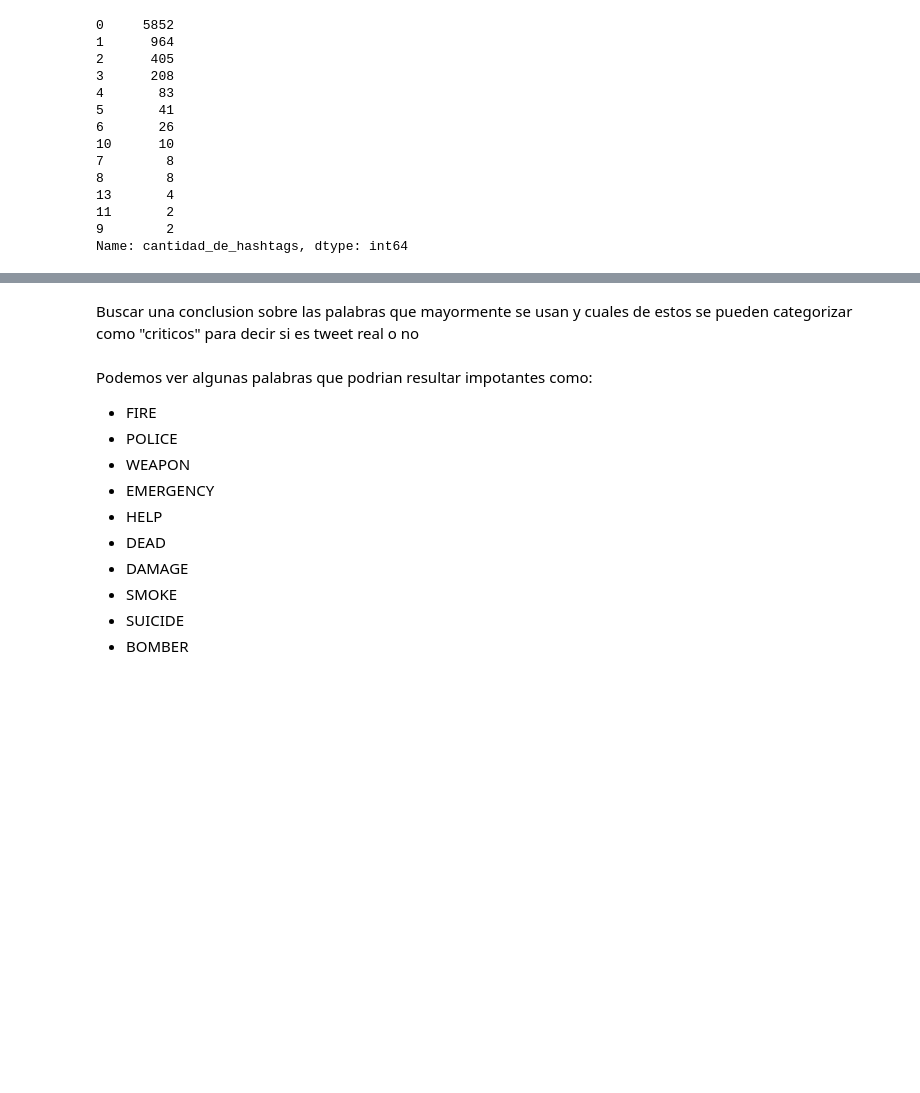
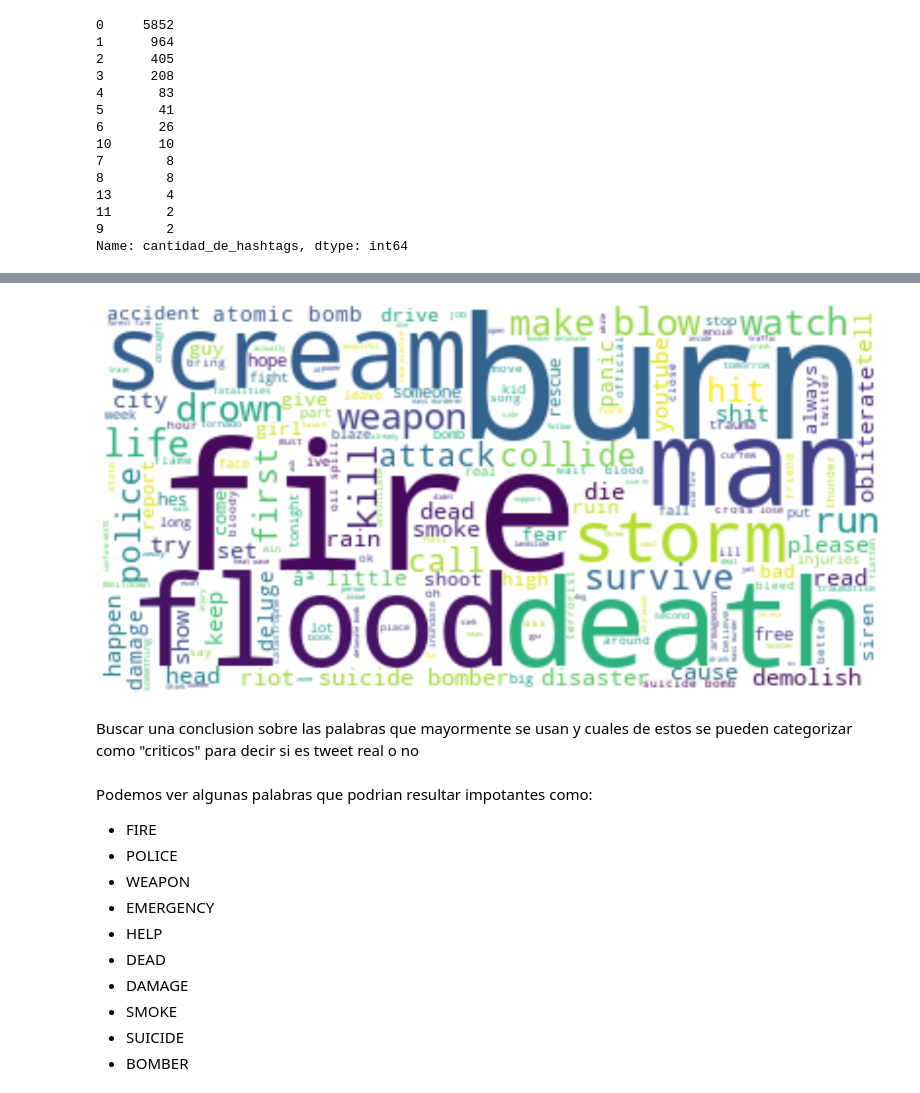
Before and after one commit to alepenaa94/TP1_Real_or_Not, a Jupyter notebook: TP1_Real_or_Not.ipynb, the cells around one changed output, grey strips where cells are left out. Saved outputs shown, nothing was run; the diff lists cells and outputs as text; code cells hidden in the pictures; blank space fills up the shorter version.

```diff
--- a/TP1_Real_or_Not.ipynb
+++ b/TP1_Real_or_Not.ipynb
@@ -648,11 +628,12 @@ df=train_df.copy()
 
 #vamos a limpiar un poco el tweet
 pattern_exclude = '(one|dont|cant|would|im|people|go|make|time|love|amp|get|house|update|talk'+\
-                  '|want|today|know|say|us|day|crush|see|back|think|look|rigth|remember'+\
-                  '|thing|let|still|lol|much|thank|take|way|youre|road|another|really'+\
-                  '|play|even|theres|everyone|feel|year|work|check|two|great|ing|like'+\
-                  '|every|build|youtuve|video|n|home|body|bag|photo|stay|game|start'+\
-                  '|best|well|california|end)+'
+                  '|want|today|know|say|us|day|crush|see|back|think|look|rigth|remember|car'+\
+                  '|thing|let|still|lol|much|thank|take|way|youre|road|another|really|save'+\
+                  '|play|even|theres|everyone|feel|year|work|check|two|great|ing|like|sink'+\
+                  '|every|build|youtuve|video|n|home|body|bag|photo|stay|game|start|gt|fuck|help'+\
+                  '|best|well|california|end|live|e|rt|wreck|plan|full|may|ies|u|could|many|last'+\
+                  '|find|service|leave|collapse|world|war|destroy|wound|break|right|hear|school)+'
 
 def filter_words(tweet):
     tweet = re.sub(r'(\b[\w]+:\/\/[\w -\?&;#~=\.\/@]+[\w\/])', ' ', tweet)
@@ -698,3 +687,4 @@ ModuleNotFoundError: No module named 'wordcloud'
+[figure, added]
 # %% [markdown]
 Buscar una conclusion sobre las palabras que mayormente se usan y cuales de estos se pueden categorizar como "criticos" para decir si es tweet real o no
 <br>
```
Also changed, not shown: parts of 46 cells of this notebook.
